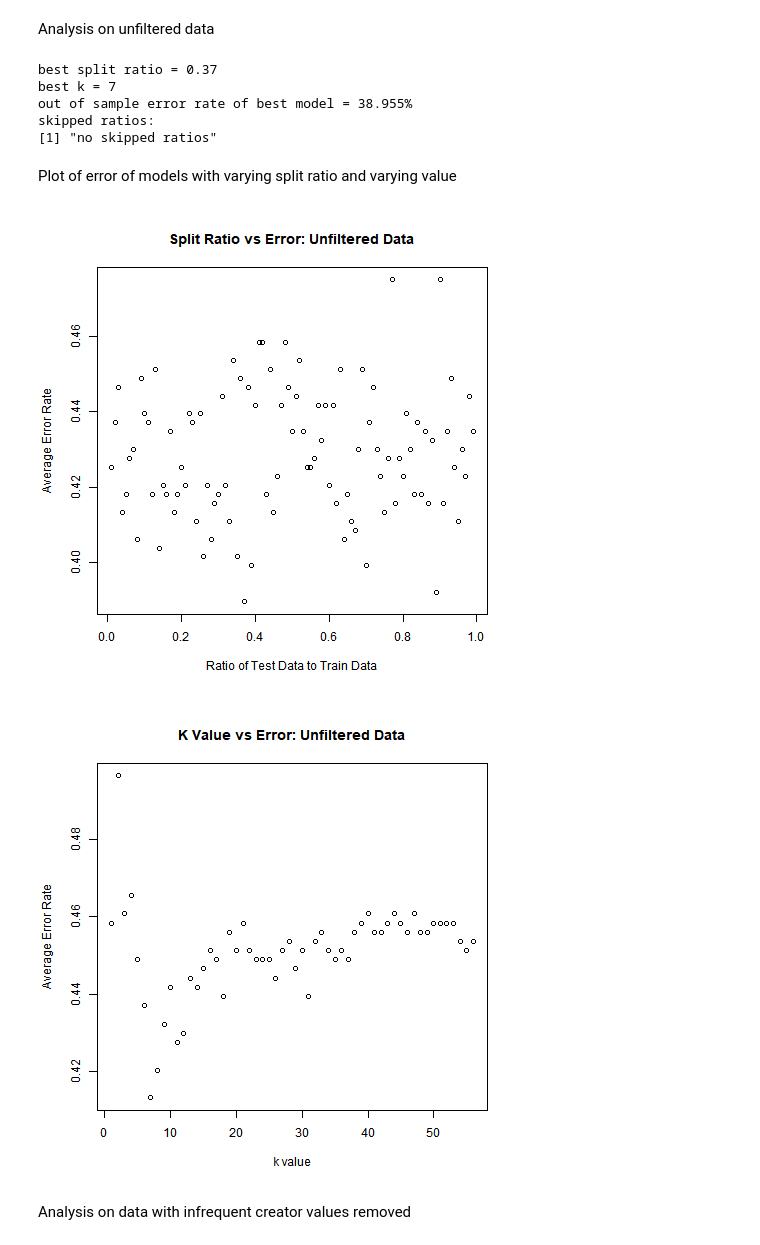
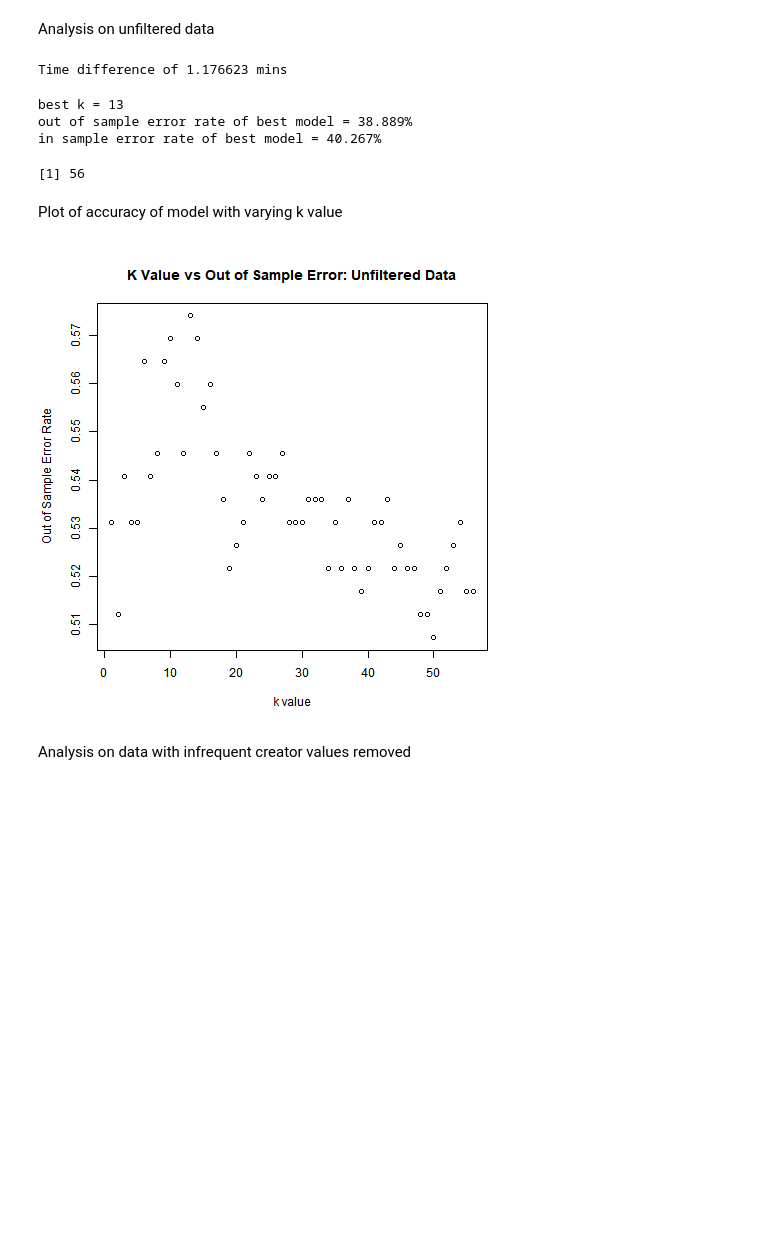
Before and after one commit to mikayla-eckelcifrese/DAT402-Project-1, a Jupyter notebook: K-Nearest Neighbors Analysis.ipynb, the cells around one changed output. Cells and saved outputs as stored; diff of their text form; code cells hidden in the pictures; blank space fills up the shorter version.

```diff
--- a/K-Nearest Neighbors Analysis.ipynb
+++ b/K-Nearest Neighbors Analysis.ipynb
@@ -441,50 +441,51 @@ knn_results_unfiltered_data = KNN_Analysis(superheroDataFilled, categoryColumn =
+# %%
+%%R -o knn_results_unfiltered_data
+
+start <- Sys.time()
+knn_results_unfiltered_data = KNN_Classifier(superheroDataFilled)
+print( Sys.time() - start )
+# %% [output]
+Time difference of 1.176623 mins
 # %%
 def Show_KNN_Results(KNN_results, confusionMatrixNames = None): #too many categories for it to be worth displaying the confusion matrix for the full dataset, but worth                                                                 #it for the filtered data set
-    bestSplitRatio = KNN_results['bestSplitRatio'][0]
     best_k = KNN_results['best_k'][0]
-    outOfSampleErrorSplitRatio = KNN_results['outOfSampleErrorSplitRatio']
-    #InSampleErrorSplitRatio = KNN_results['InSampleErrorSplitRatio']
-    outOfSampleErrorBestModel = outOfSampleErrorSplitRatio[int(bestSplitRatio * 100) - 1]
-    #InSampleErrorBestModel= InSampleErrorSplitRatio[int(bestSplitRatio * 100) - 1]
-    skippedRatios = KNN_results['skippedRatios']
+    outOfSampleError = KNN_results['outOfSampleError'][0]
+    InSampleError = KNN_results['InSampleError'][0]
 
-    print("".join(["best split ratio = ", str(bestSplitRatio)]))
     print("".join(["best k = ", str(best_k)]))
-    print("".join(["out of sample error rate of best model = ", str(round(outOfSampleErrorBestModel * 100, 3)), "%"]))
-    #print("".join(["in sample error rate of best model = ", str(round(InSampleErrorBestModel * 100, 3)), "%"]))
-    print("skipped ratios:")
-    print(skippedRatios)
+    print("".join(["out of sample error rate of best model = ", str(round(outOfSampleError * 100, 3)), "%"]))
+    print("".join(["in sample error rate of best model = ", str(round(InSampleError * 100, 3)), "%"]))
 
     if confusionMatrixNames != None:
-        confusionMatrix_bestModel = pd.DataFrame(KNN_results['confusionMatrix_bestModel'], columns = confusionMatrixNames, index = confusionMatrixNames)
+        confusionMatrix_bestModel = pd.DataFrame(KNN_results['cm'], columns = confusionMatrixNames['columns'], index = confusionMatrixNames['rows'])
         print("Confusion Matrix for best model:")
         print(confusionMatrix_bestModel)
 
 Show_KNN_Results(knn_results_unfiltered_data);
 # %% [output]
-best split ratio = 0.37
-best k = 7
-out of sample error rate of best model = 38.955%
-skipped ratios:
-[1] "no skipped ratios"
+best k = 13
+out of sample error rate of best model = 38.889%
+in sample error rate of best model = 40.267%
+# %%
+%%R
+knn_results_unfiltered_data[['KvsAccuracyDF']][['Accuracy']] %>% length
+# %% [output]
+[1] 56
 # %% [markdown]
-Plot of error of models with varying split ratio and varying value
+Plot of accuracy of model with varying k value
 # %%
-%%R
+%%R -o x
 
-plotError = function(knn_results, DataName)
+plotAccuracy = function(knn_results, DataName)
 {
-    plot(x = (1:99)*(1/100), y = knn_results$outOfSampleErrorSplitRatio,
-         main = paste0("Split Ratio vs Error: ", DataName), xlab = "Ratio of Test Data to Train Data",
-         ylab = "Average Error Rate")
+    plot(x = 1:56, y = knn_results[['KvsAccuracyDF']][['Accuracy']], main = paste0("K Value vs Out of Sample Error: ", DataName),
+                                                                        xlab = "k value", ylab = "Out of Sample Error Rate")
+}
+x = 0
 
-    plot(x = 1:56, y = knn_results$out_of_sample_error_k, main = paste0("K Value vs Error: ", DataName), xlab = "k value", ylab = "Average Error Rate")
-}
-
-plotError(knn_results_unfiltered_data, DataName = "Unfiltered Data")
+plotAccuracy(knn_results_unfiltered_data, DataName = "Unfiltered Data")
 # %% [output]
-[figure, old version]
+[figure, new version]
-[figure, removed]
 # %% [markdown]
 Analysis on data with infrequent creator values removed
 # %%
```
Also changed, not shown: parts of 21 cells of this notebook.
